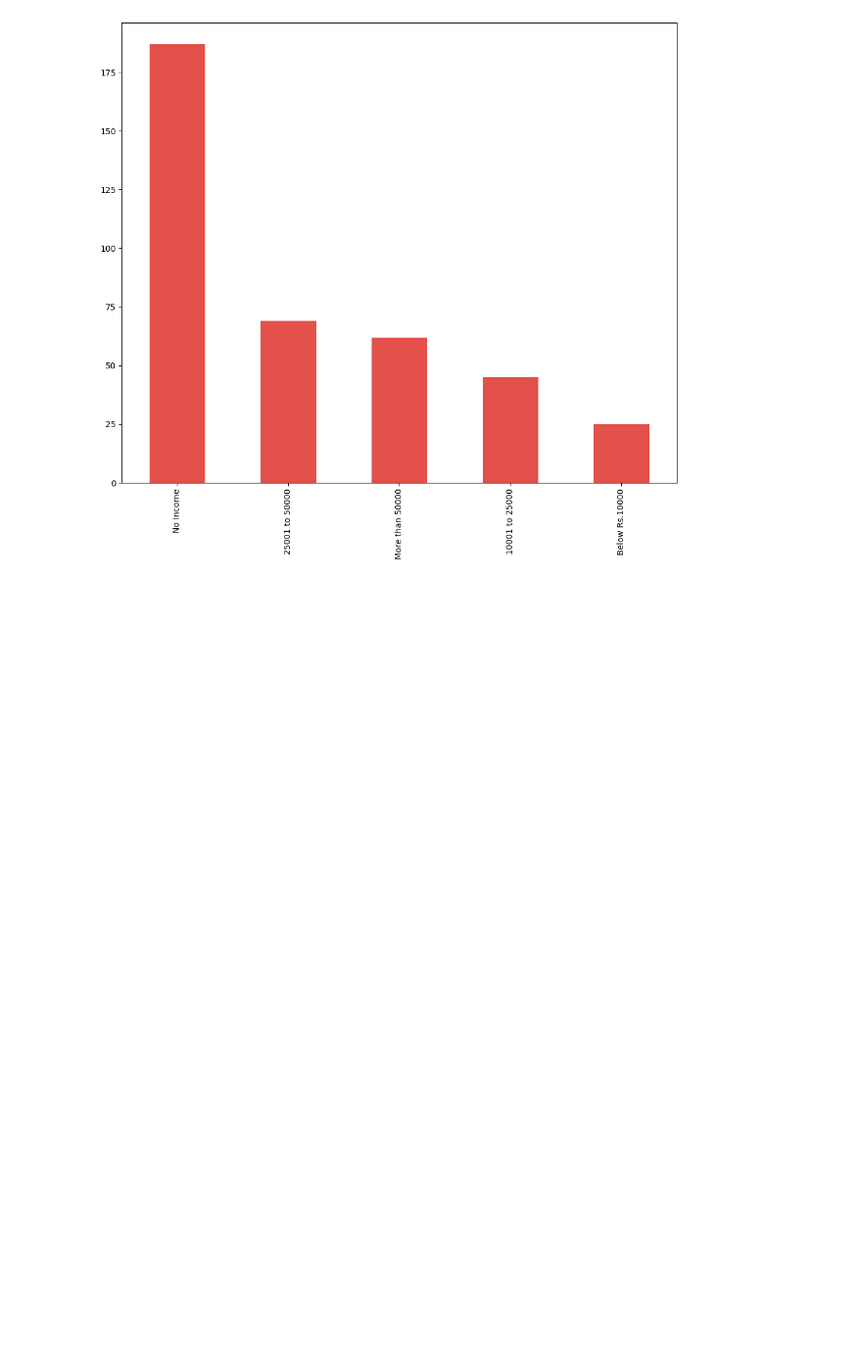
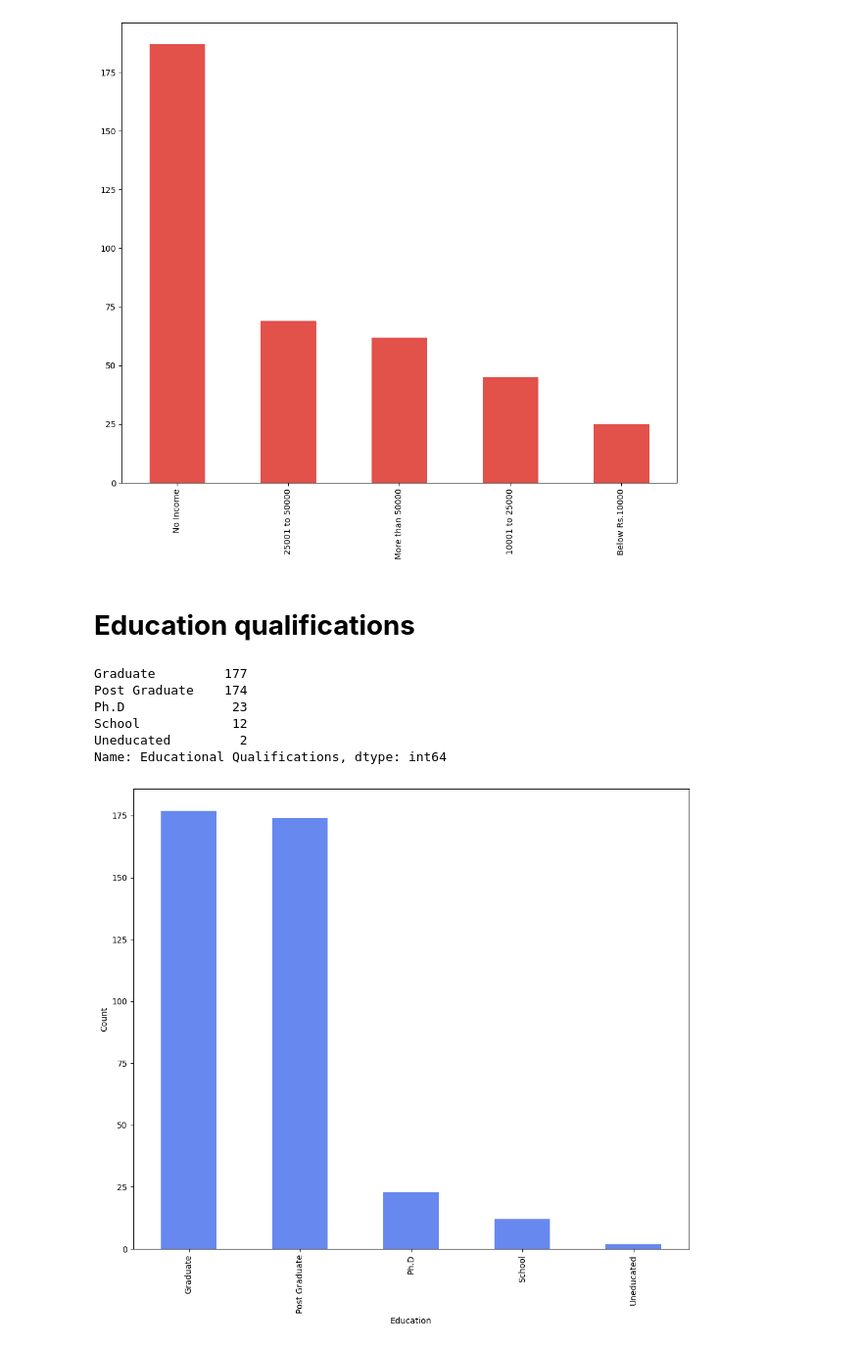
Before and after one commit to Tilak46-R/Online-Food-Analysis-prediction-using-Machine-learning, a Jupyter notebook: Online_food_analysis.ipynb, the cells around one changed output. Shown at 98% size. Saved outputs shown, nothing was run; the diff lists cells and outputs as text; code cells hidden in the pictures; blank space fills up the shorter version.

```diff
--- a/Online_food_analysis.ipynb
+++ b/Online_food_analysis.ipynb
@@ -173,3 +175,23 @@ income.plot(kind = 'bar',figsize = (12,10))
 # %% [output]
 <Axes: >
 [figure]
+# %% [markdown]
+# **Education qualifications**
+# %%
+education = data['Educational Qualifications'].value_counts()
+education
+# %% [output]
+Graduate         177
+Post Graduate    174
+Ph.D              23
+School            12
+Uneducated         2
+Name: Educational Qualifications, dtype: int64
+# %%
+sns.set_palette('coolwarm')
+education.plot(kind = 'bar',figsize = (12,10))
+plt.xlabel("Education")
+plt.ylabel("Count")
+plt.show()
+# %% [output]
+[figure, added]
```
Also changed, not shown: parts of 10 cells of this notebook.
